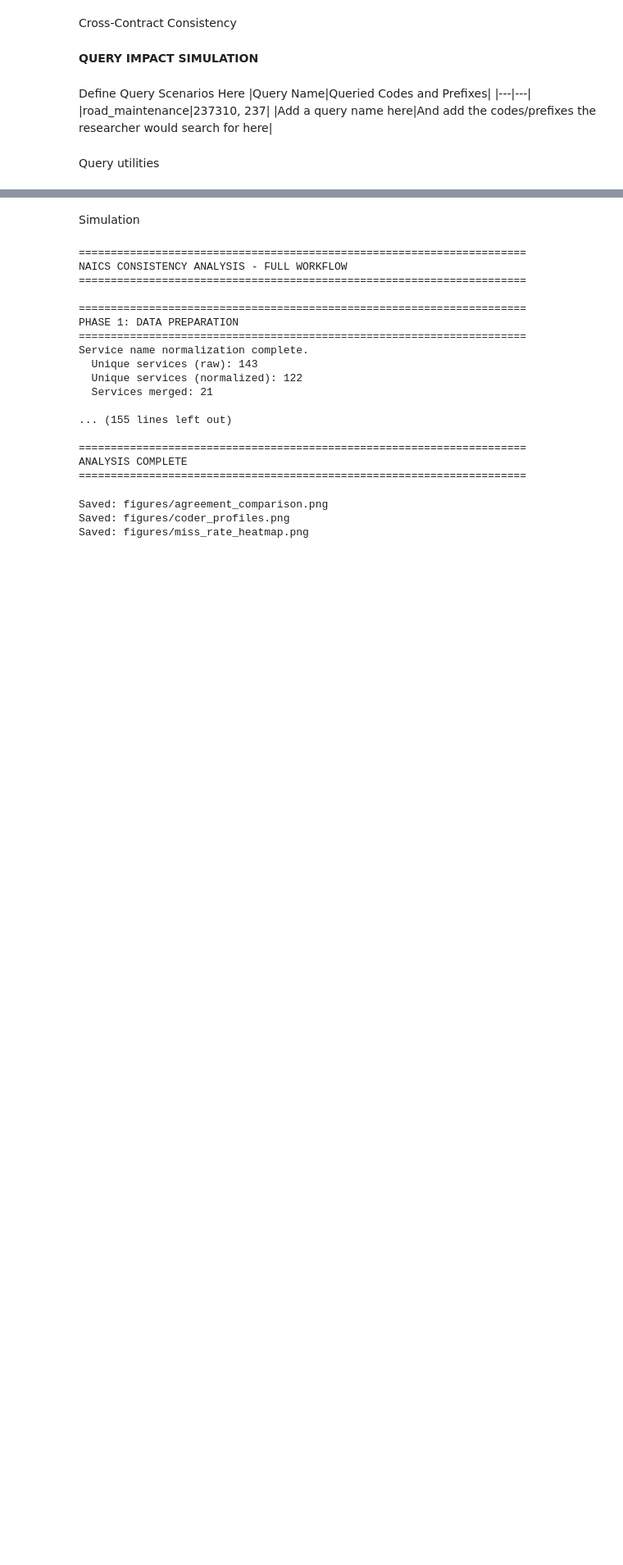
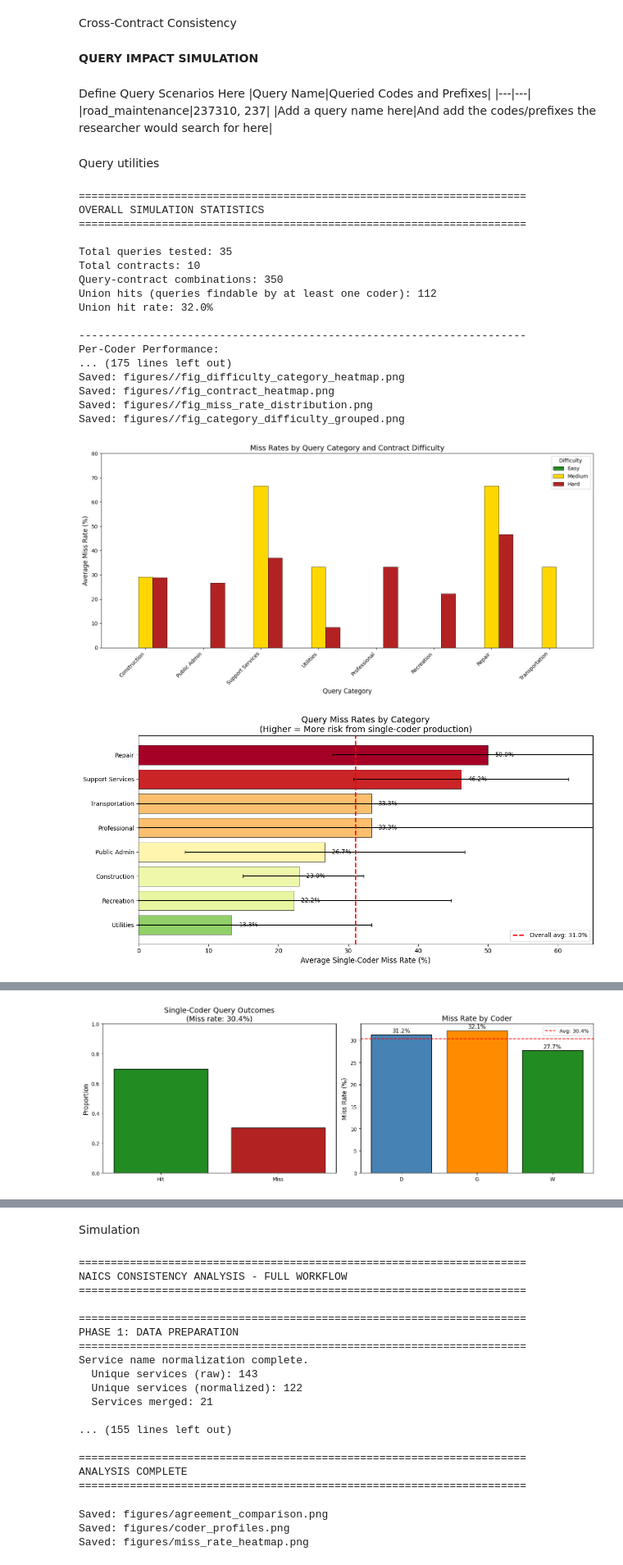
Before and after one commit to w-mayer/consistency_analysis, a Jupyter notebook: consistency_analysis.ipynb, the cells around one changed output, grey strips where cells are left out. Shown at 82% size. Cells and saved outputs as stored; diff of their text form; code cells hidden in the pictures; blank space fills up the shorter version.

Commit message:
expand query sims

```diff
--- a/consistency_analysis.ipynb
+++ b/consistency_analysis.ipynb
@@ -37,7 +37,8 @@ def eda(df):
 
     print(f"\nFirst 10 rows:\n{df.head(10).to_string()}")
 # %%
-def clean_data(df):
+def clean_data(filepath):
+    df = pd.read_csv(filepath)
     df = df.copy()
     df['Contract'] = df['Contract'].str.strip()
     df['Service_Raw'] = df['Service_Raw'].str.strip()
@@ -766,0 +1581,39 @@ QUERY_SCENARIOS = {
+# %%
+df = clean_data(INPUT_FILE)
+sim_df = run_simulation(df)
+coder_cols = [c for c in sim_df.columns if c.endswith('_hit') and c != 'union_hit']
+overall_df = analyze_overall(sim_df, coder_cols)
+category_df = analyze_by_category(sim_df, coder_cols)
+difficulty_df = analyze_by_difficulty(sim_df, coder_cols)
+cat_diff_df, cat_diff_pivot = analyze_category_by_difficulty(sim_df, coder_cols)
+coder_cat_df, coder_cat_pivot = analyze_coder_by_category(sim_df, coder_cols)
+contract_df = analyze_by_contract(sim_df, coder_cols)
+query_df = analyze_query_level(sim_df, coder_cols)
+category_risk_df, high_risk_df = compute_risk_scores(sim_df, coder_cols, category_df, difficulty_df)
+generate_executive_summary(overall_df, category_df, difficulty_df, high_risk_df)
+plot_category_miss_rates(category_df, f"{OUTPUT_DIR}/fig_category_miss_rates.png")
+plot_coder_category_heatmap(coder_cat_pivot, f"{OUTPUT_DIR}/fig_coder_category_heatmap.png")
+plot_difficulty_category_heatmap(cat_diff_pivot, f"{OUTPUT_DIR}/fig_difficulty_category_heatmap.png")
+plot_contract_heatmap(contract_df, coder_cols, f"{OUTPUT_DIR}/fig_contract_heatmap.png")
+plot_miss_rate_distribution(sim_df, coder_cols, f"{OUTPUT_DIR}/fig_miss_rate_distribution.png")
+plot_category_difficulty_grouped(cat_diff_df, f"{OUTPUT_DIR}/fig_category_difficulty_grouped.png")
+# %% [output]
+======================================================================
+OVERALL SIMULATION STATISTICS
+======================================================================
+
+Total queries tested: 35
+Total contracts: 10
+Query-contract combinations: 350
+Union hits (queries findable by at least one coder): 112
+Union hit rate: 32.0%
+
+----------------------------------------------------------------------
+Per-Coder Performance:
+... (175 lines left out)
+Saved: figures//fig_difficulty_category_heatmap.png
+Saved: figures//fig_contract_heatmap.png
+Saved: figures//fig_miss_rate_distribution.png
+Saved: figures//fig_category_difficulty_grouped.png
+[figure, added]
+[figure, added]
@@ -766,0 +1623 @@ QUERY_SCENARIOS = {
+[figure, added]
```
Also changed, not shown: parts of 8 cells of this notebook, 7 other files.
